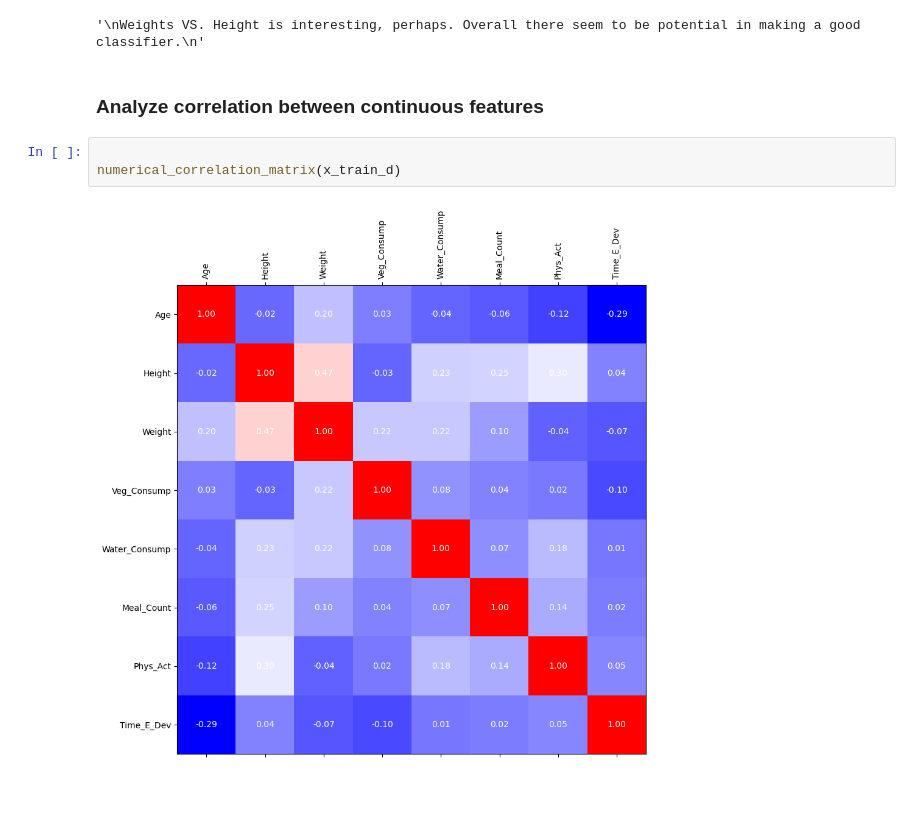
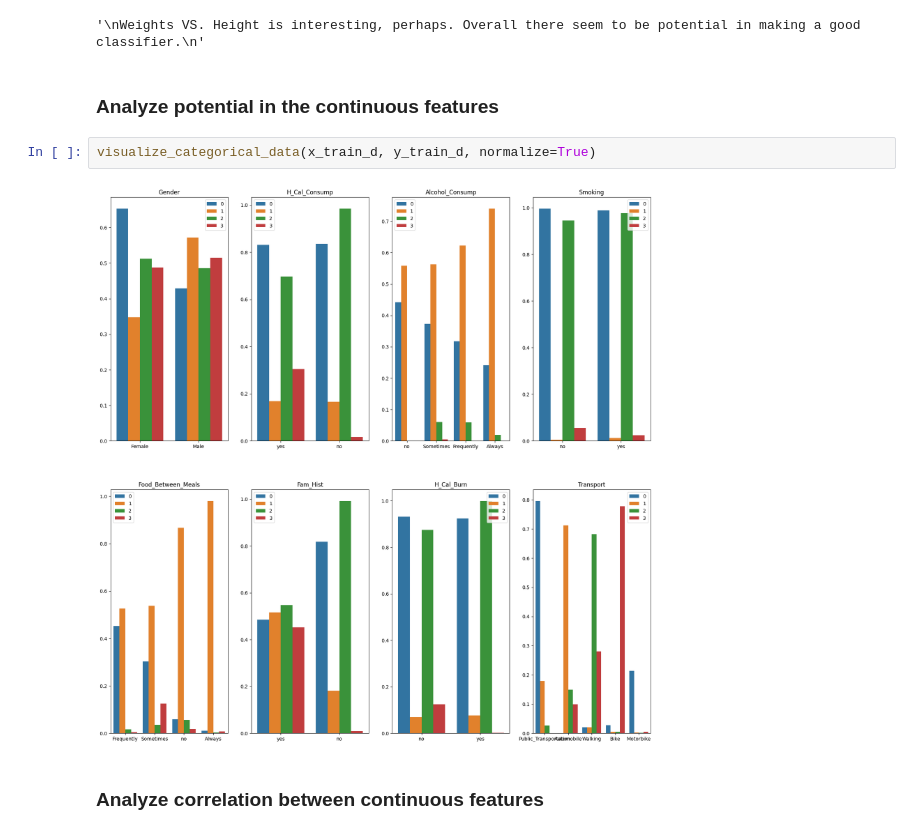
Before and after one commit to Marim1611/Bing-Bang-BodyLevel, a Jupyter notebook: DataPreparation/DataPreparation.ipynb, the cells around one changed output. Saved outputs shown, nothing was run; the diff lists cells and outputs as text; blank space fills up the shorter version.

Commit message:
✅ Added more feature correlations
In particular, those relating different nominal variables and continuous with nominal variables were missing.

```diff
--- a/DataPreparation/DataPreparation.ipynb
+++ b/DataPreparation/DataPreparation.ipynb
@@ -77,10 +76,11 @@ Weights VS. Height is interesting, perhaps. Overall there seem to be potential i
 # %% [output]
 [figure]
 '\nWeights VS. Height is interesting, perhaps. Overall there seem to be potential in making a good classifier.\n'
+# %% [markdown]
+### Analyze potential in the continuous features
+# %%
+visualize_categorical_data(x_train_d, y_train_d, normalize=True)
+# %% [output]
+[figure, added]
 # %% [markdown]
 ### Analyze correlation between continuous features
-# %%
-
-numerical_correlation_matrix(x_train_d)
-# %% [output]
-[figure, removed]
```
Also changed, not shown: parts of 5 cells of this notebook, 3 other files.
